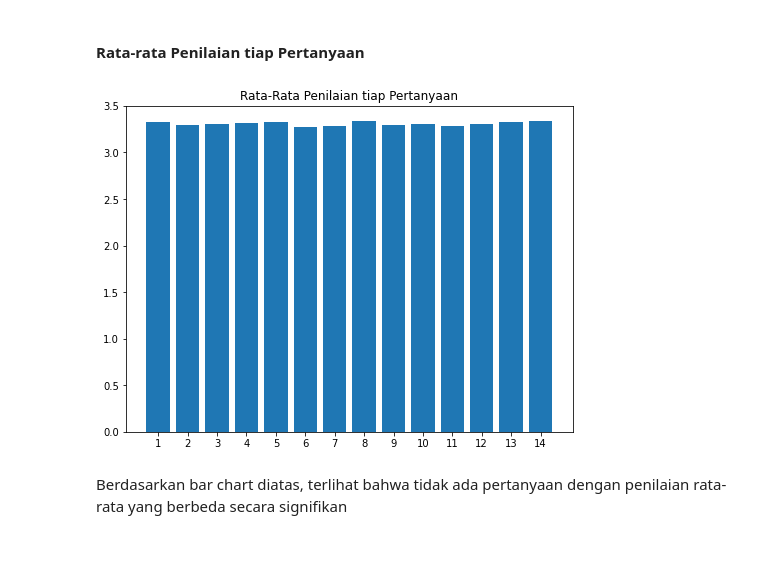
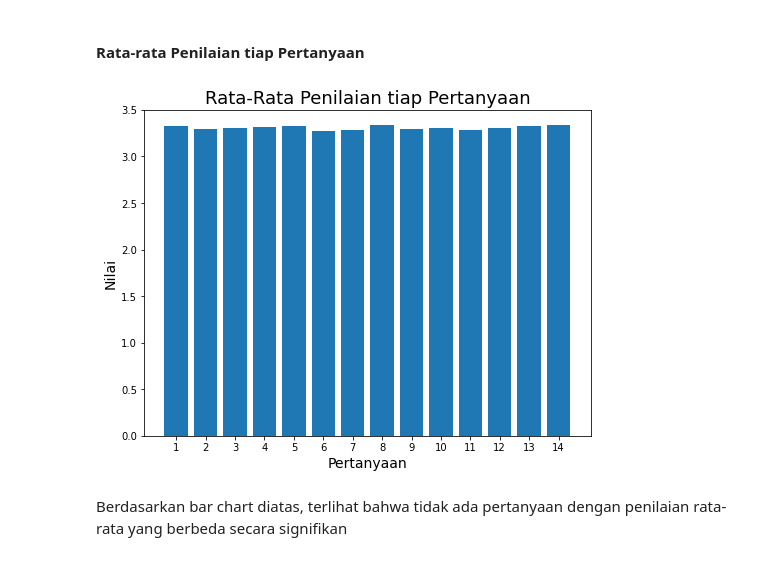
Before and after one commit to FelixFern/ISFEST-ODE, a Jupyter notebook: ODE PPT.ipynb, the cells around one changed output. Drawn from its saved outputs; the diff is of its cells as text; code cells hidden in the pictures.

```diff
--- a/ODE PPT.ipynb
+++ b/ODE PPT.ipynb
@@ -504,13 +518,15 @@ Ada penurunan sekitar 0.01 dari 2017 ke 2018
 # %%
 df2_dd = df2.groupby('PERTANYAAN')['NILAI'].mean().reset_index()
 
 plt.figure(figsize=(8,6))
 plt.bar(df2_dd['PERTANYAAN'], df2_dd['NILAI'])
-plt.title('Rata-Rata Penilaian tiap Pertanyaan')
+plt.title('Rata-Rata Penilaian tiap Pertanyaan', fontsize=18)
+plt.xlabel('Pertanyaan', fontsize=14)
+plt.ylabel('Nilai', fontsize=14)
 plt.xticks(df2_dd['PERTANYAAN'])
 plt.show()
 # %% [output]
-[figure, old version]
+[figure, new version]
 # %% [markdown]
 Berdasarkan bar chart diatas, terlihat bahwa tidak ada pertanyaan dengan penilaian rata-rata yang berbeda secara signifikan
 # %%
```
Also changed, not shown: parts of 8 cells of this notebook.
